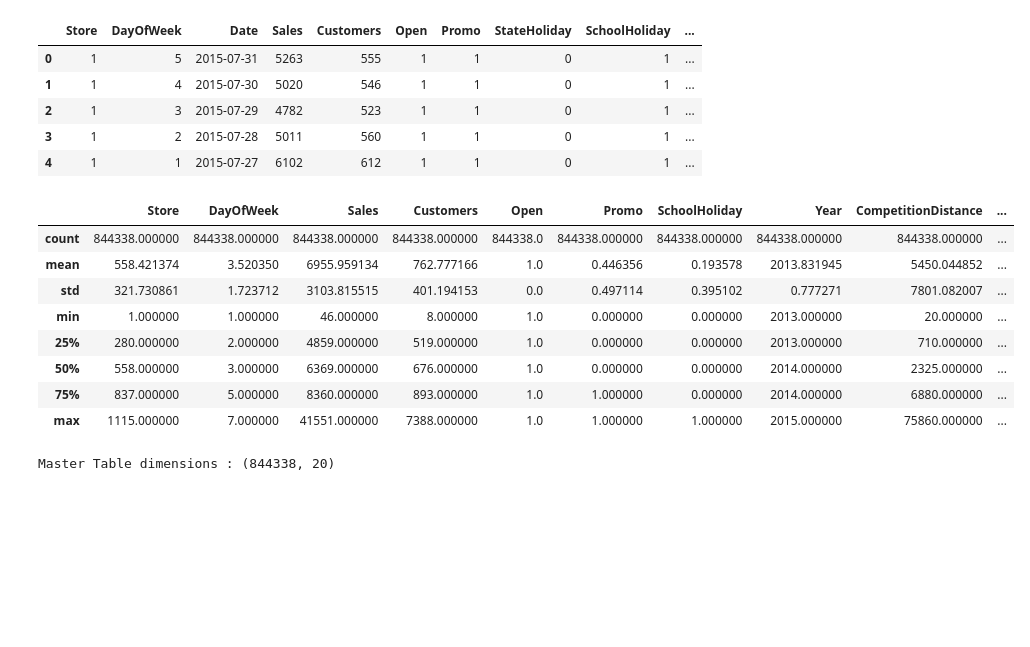
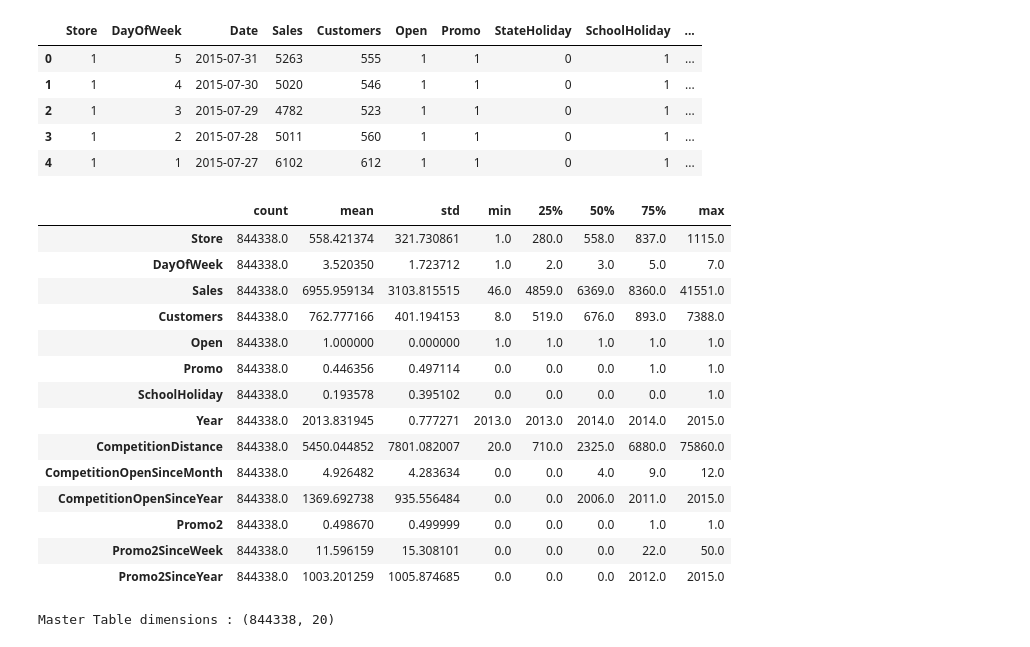
Before and after one commit to pranavrajwade/Introduction_to_EDA, a Jupyter notebook: Rossman_Sales_Intro_to_EDA.ipynb, the cells around one changed output. Drawn from its saved outputs; the diff is of its cells as text; code cells hidden in the pictures; blank space fills up the shorter version.

```diff
--- a/Rossman_Sales_Intro_to_EDA.ipynb
+++ b/Rossman_Sales_Intro_to_EDA.ipynb
@@ -75,4 +48,6 @@ sample_submission.csv.zip  test.csv.zip
 # %% [markdown]
 ## Loading Data
 # %%
-store = pd.read_csv('/content/store.csv.zip', compression='zip', header=0, sep=',', quotechar='"')
+store = pd.read_csv('/content/store.csv', sep=',')
+test = pd.read_csv('/content/test.csv.zip', compression='zip', header=0, sep=',', quotechar='"')
+train = pd.read_csv('/content/train.csv.zip', compression='zip', header=0, sep=',', quotechar='"', low_memory=False)
@@ -287,8 +263,6 @@ However, in all other cases we will insert the median value of the respective co
 #fill na's in Competition distance with median values
 
 store["CompetitionDistance"] = store["CompetitionDistance"].fillna(store["CompetitionDistance"].median())
-# %%
-store["CompetitionDistance"] = store["CompetitionDistance"].fillna(store["CompetitionDistance"].median())
 # %%
 ## Blank entries from columns Promo2 (Store Data) & Promo2Since (Store Data)
 ## will be eliminated.
@@ -324,17 +298,23 @@ master_table.head()
 | 3 | 1 | 2 | 2015-07-28 | 5011 | 560 | 1 | 1 | 0 | 1 | ... |
 | 4 | 1 | 1 | 2015-07-27 | 6102 | 612 | 1 | 1 | 0 | 1 | ... |
 # %%
-master_table.describe()
+master_table.describe().T
 # %% [output]
-|  | Store | DayOfWeek | Sales | Customers | Open | Promo | SchoolHoliday | Year | CompetitionDistance | ... |
-| count | 844338.000000 | 844338.000000 | 844338.000000 | 844338.000000 | 844338.0 | 844338.000000 | 844338.000000 | 844338.000000 | 844338.000000 | ... |
-| mean | 558.421374 | 3.520350 | 6955.959134 | 762.777166 | 1.0 | 0.446356 | 0.193578 | 2013.831945 | 5450.044852 | ... |
-| std | 321.730861 | 1.723712 | 3103.815515 | 401.194153 | 0.0 | 0.497114 | 0.395102 | 0.777271 | 7801.082007 | ... |
-| min | 1.000000 | 1.000000 | 46.000000 | 8.000000 | 1.0 | 0.000000 | 0.000000 | 2013.000000 | 20.000000 | ... |
-| 25% | 280.000000 | 2.000000 | 4859.000000 | 519.000000 | 1.0 | 0.000000 | 0.000000 | 2013.000000 | 710.000000 | ... |
-| 50% | 558.000000 | 3.000000 | 6369.000000 | 676.000000 | 1.0 | 0.000000 | 0.000000 | 2014.000000 | 2325.000000 | ... |
-| 75% | 837.000000 | 5.000000 | 8360.000000 | 893.000000 | 1.0 | 1.000000 | 0.000000 | 2014.000000 | 6880.000000 | ... |
-| max | 1115.000000 | 7.000000 | 41551.000000 | 7388.000000 | 1.0 | 1.000000 | 1.000000 | 2015.000000 | 75860.000000 | ... |
+|  | count | mean | std | min | 25% | 50% | 75% | max |
+| Store | 844338.0 | 558.421374 | 321.730861 | 1.0 | 280.0 | 558.0 | 837.0 | 1115.0 |
+| DayOfWeek | 844338.0 | 3.520350 | 1.723712 | 1.0 | 2.0 | 3.0 | 5.0 | 7.0 |
+| Sales | 844338.0 | 6955.959134 | 3103.815515 | 46.0 | 4859.0 | 6369.0 | 8360.0 | 41551.0 |
+| Customers | 844338.0 | 762.777166 | 401.194153 | 8.0 | 519.0 | 676.0 | 893.0 | 7388.0 |
+| Open | 844338.0 | 1.000000 | 0.000000 | 1.0 | 1.0 | 1.0 | 1.0 | 1.0 |
+| Promo | 844338.0 | 0.446356 | 0.497114 | 0.0 | 0.0 | 0.0 | 1.0 | 1.0 |
+| SchoolHoliday | 844338.0 | 0.193578 | 0.395102 | 0.0 | 0.0 | 0.0 | 0.0 | 1.0 |
+| Year | 844338.0 | 2013.831945 | 0.777271 | 2013.0 | 2013.0 | 2014.0 | 2014.0 | 2015.0 |
+| CompetitionDistance | 844338.0 | 5450.044852 | 7801.082007 | 20.0 | 710.0 | 2325.0 | 6880.0 | 75860.0 |
+| CompetitionOpenSinceMonth | 844338.0 | 4.926482 | 4.283634 | 0.0 | 0.0 | 4.0 | 9.0 | 12.0 |
+| CompetitionOpenSinceYear | 844338.0 | 1369.692738 | 935.556484 | 0.0 | 0.0 | 2006.0 | 2011.0 | 2015.0 |
+| Promo2 | 844338.0 | 0.498670 | 0.499999 | 0.0 | 0.0 | 0.0 | 1.0 | 1.0 |
+| Promo2SinceWeek | 844338.0 | 11.596159 | 15.308101 | 0.0 | 0.0 | 0.0 | 22.0 | 50.0 |
+| Promo2SinceYear | 844338.0 | 1003.201259 | 1005.874685 | 0.0 | 0.0 | 0.0 | 2012.0 | 2015.0 |
 # %%
 print('Master Table dimensions : {}'.format(master_table.shape))
 # %% [output]
```
Also changed, not shown: parts of 148 cells of this notebook.
